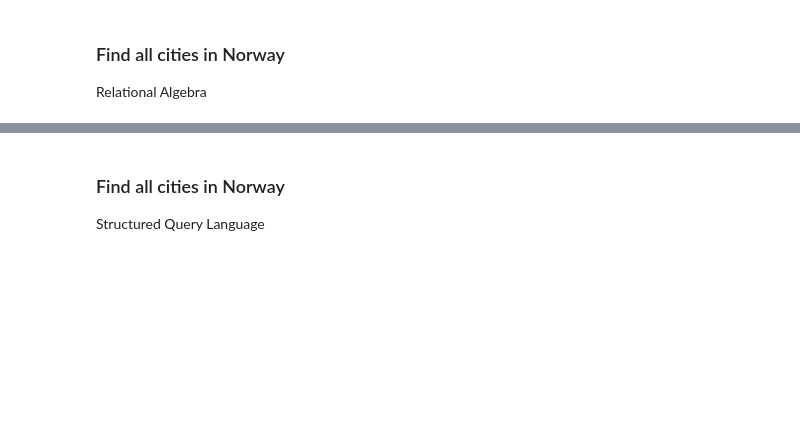
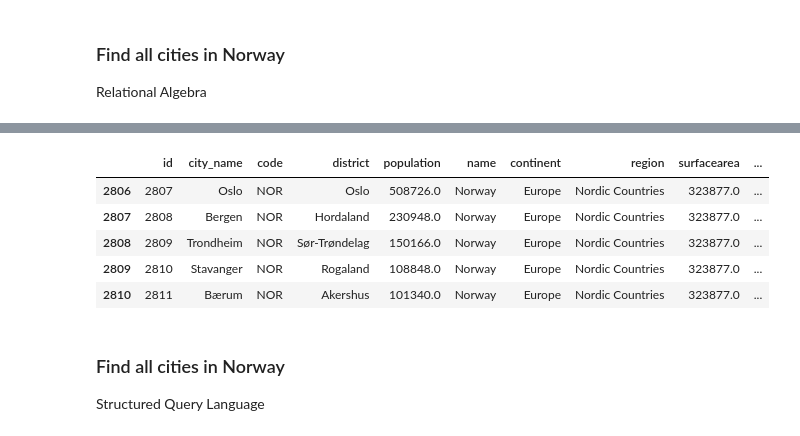
Before and after one commit to LutherCS/dmq-class-pub, a Jupyter notebook: JoiningTables.ipynb, the cells around one changed output, grey strips where cells are left out. Cells and saved outputs as stored; diff of their text form; code cells hidden in the pictures; blank space fills up the shorter version.

```diff
--- a/JoiningTables.ipynb
+++ b/JoiningTables.ipynb
@@ -122,3 +217,14 @@ Relational Algebra
+# %%
+city.rename('countrycode', 'code').rename('name', 'city_name').\
+njoin(country.rename('population', 'country_pop')).\
+query('name == "Norway"')
+# %% [output]
+|  | id | city_name | code | district | population | name | continent | region | surfacearea | ... |
+| 2806 | 2807 | Oslo | NOR | Oslo | 508726.0 | Norway | Europe | Nordic Countries | 323877.0 | ... |
+| 2807 | 2808 | Bergen | NOR | Hordaland | 230948.0 | Norway | Europe | Nordic Countries | 323877.0 | ... |
+| 2808 | 2809 | Trondheim | NOR | Sør-Trøndelag | 150166.0 | Norway | Europe | Nordic Countries | 323877.0 | ... |
+| 2809 | 2810 | Stavanger | NOR | Rogaland | 108848.0 | Norway | Europe | Nordic Countries | 323877.0 | ... |
+| 2810 | 2811 | Bærum | NOR | Akershus | 101340.0 | Norway | Europe | Nordic Countries | 323877.0 | ... |
 # %% [markdown]
 ### Find all cities in Norway
 
```
Also changed, not shown: parts of 18 cells of this notebook.
